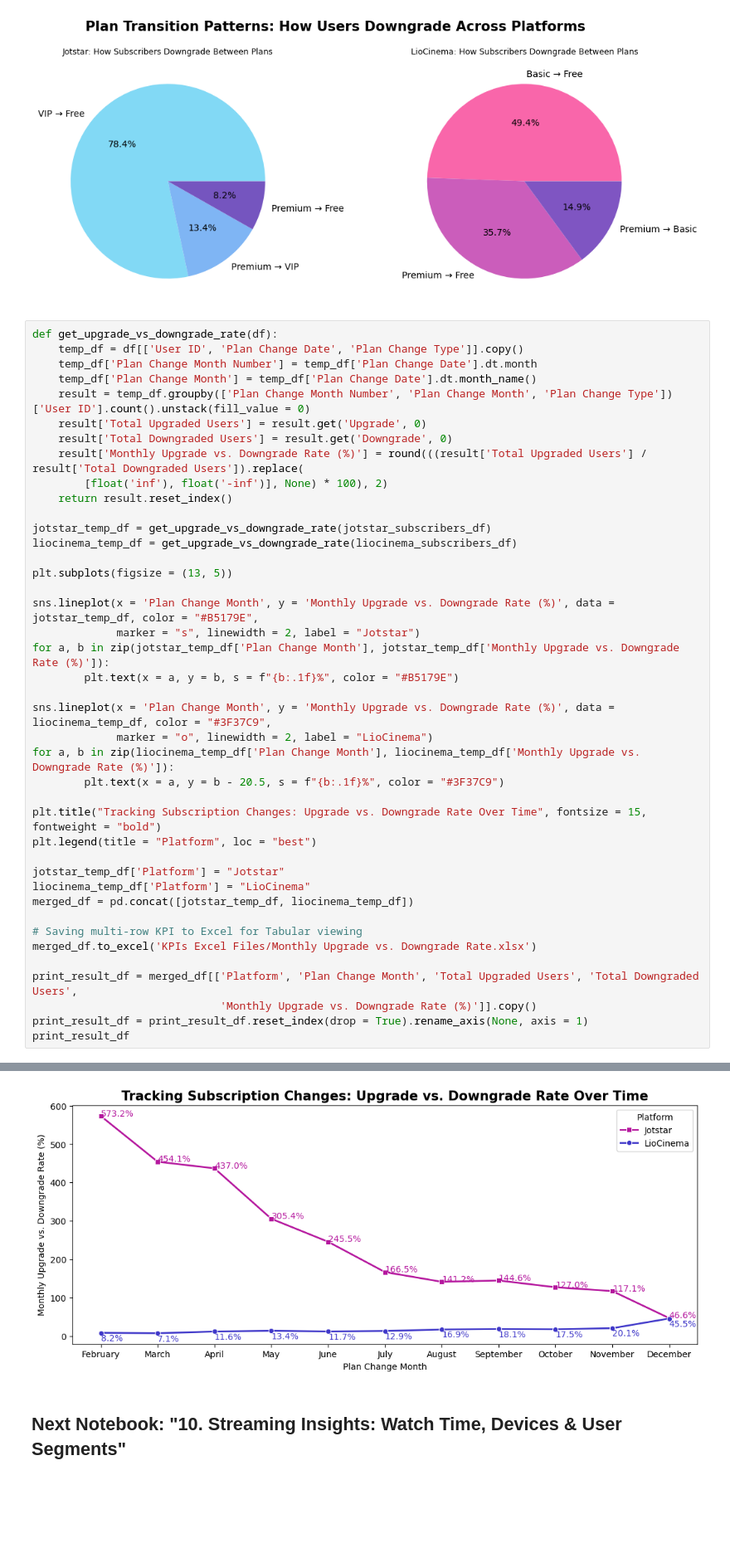
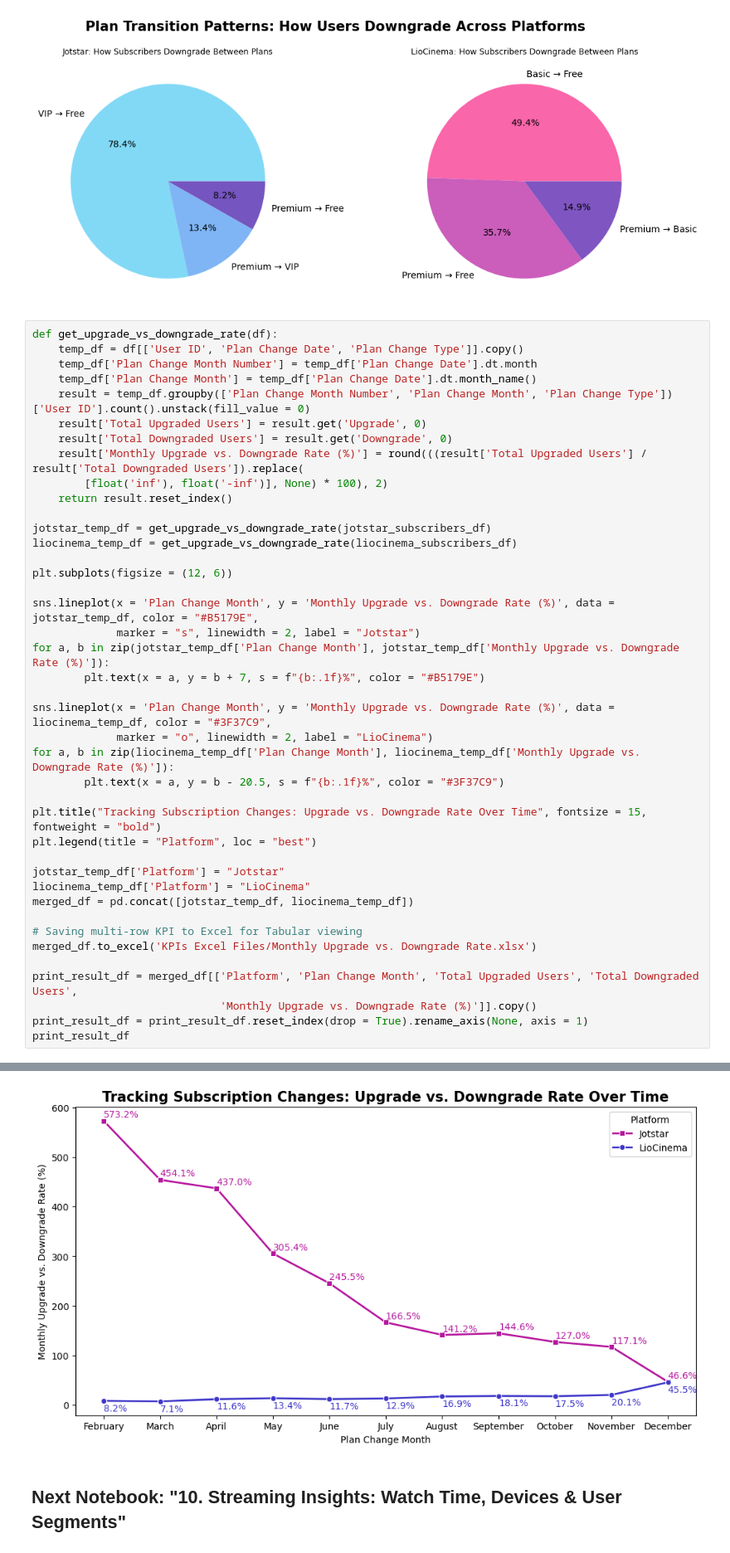
Before and after one commit to jarsheenkaur/Codebasics-Resume-Projects, a Jupyter notebook: Challenge #14 - LioJotstar (Insights for Post-Merger Growth)/LioJotstar Merger - Data Analysis with Python for Strategic Optimization/09. Downgrade Shift.ipynb, the cells around one changed output, grey strips where cells are left out. Shown: that part at 83% size. Cells and saved outputs as stored; diff of their text form; blank space fills up the shorter version.

```diff
--- a/Challenge #14 - LioJotstar (Insights for Post-Merger Growth)/LioJotstar Merger - Data Analysis with Python for Strategic Optimization/09. Downgrade Shift.ipynb
+++ b/Challenge #14 - LioJotstar (Insights for Post-Merger Growth)/LioJotstar Merger - Data Analysis with Python for Strategic Optimization/09. Downgrade Shift.ipynb
@@ -179,12 +179,12 @@ def get_upgrade_vs_downgrade_rate(df):
 jotstar_temp_df = get_upgrade_vs_downgrade_rate(jotstar_subscribers_df)
 liocinema_temp_df = get_upgrade_vs_downgrade_rate(liocinema_subscribers_df)
 
-plt.subplots(figsize = (13, 5))
+plt.subplots(figsize = (12, 6))
 
 sns.lineplot(x = 'Plan Change Month', y = 'Monthly Upgrade vs. Downgrade Rate (%)', data = jotstar_temp_df, color = "#B5179E",
              marker = "s", linewidth = 2, label = "Jotstar")
 for a, b in zip(jotstar_temp_df['Plan Change Month'], jotstar_temp_df['Monthly Upgrade vs. Downgrade Rate (%)']):
-        plt.text(x = a, y = b, s = f"{b:.1f}%", color = "#B5179E")
+        plt.text(x = a, y = b + 7, s = f"{b:.1f}%", color = "#B5179E")
 
 sns.lineplot(x = 'Plan Change Month', y = 'Monthly Upgrade vs. Downgrade Rate (%)', data = liocinema_temp_df, color = "#3F37C9",
              marker = "o", linewidth = 2, label = "LioCinema")
@@ -196,33 +196,33 @@ plt.legend(title = "Platform", loc = "best")
 
 jotstar_temp_df['Platform'] = "Jotstar"
 liocinema_temp_df['Platform'] = "LioCinema"
 merged_df = pd.concat([jotstar_temp_df, liocinema_temp_df])
 
 # Saving multi-row KPI to Excel for Tabular viewing
 merged_df.to_excel('KPIs Excel Files/Monthly Upgrade vs. Downgrade Rate.xlsx')
 
 print_result_df = merged_df[['Platform', 'Plan Change Month', 'Total Upgraded Users', 'Total Downgraded Users',
                              'Monthly Upgrade vs. Downgrade Rate (%)']].copy()
 print_result_df = print_result_df.reset_index(drop = True).rename_axis(None, axis = 1)
 print_result_df
 # %% [output]
 |  | Platform | Plan Change Month | Total Upgraded Users | Total Downgraded Users | Monthly Upgrade vs. Downgrade Rat... |
 | 0 | Jotstar | February | 235 | 41 | 573.17 |
 | 1 | Jotstar | March | 386 | 85 | 454.12 |
 | 2 | Jotstar | April | 437 | 100 | 437.00 |
 | 3 | Jotstar | May | 449 | 147 | 305.44 |
 | 4 | Jotstar | June | 437 | 178 | 245.51 |
 | 5 | Jotstar | July | 413 | 248 | 166.53 |
 | 6 | Jotstar | August | 439 | 311 | 141.16 |
 | 7 | Jotstar | September | 373 | 258 | 144.57 |
 | 8 | Jotstar | October | 381 | 300 | 127.00 |
 | 9 | Jotstar | November | 494 | 422 | 117.06 |
 | ... | ... | ... | ... | ... | ... |
 | 17 | LioCinema | August | 366 | 2165 | 16.91 |
 | 18 | LioCinema | September | 451 | 2497 | 18.06 |
 | 19 | LioCinema | October | 439 | 2515 | 17.46 |
 | 20 | LioCinema | November | 724 | 3595 | 20.14 |
 | 21 | LioCinema | December | 1352 | 2974 | 45.46 |
-[figure, old version]
+[figure, new version]
 # %% [markdown]
 ## Next Notebook: "10. Streaming Insights: Watch Time, Devices & User Segments"
```
Also changed, not shown: parts of 1 cell of this notebook, 3 other files.
